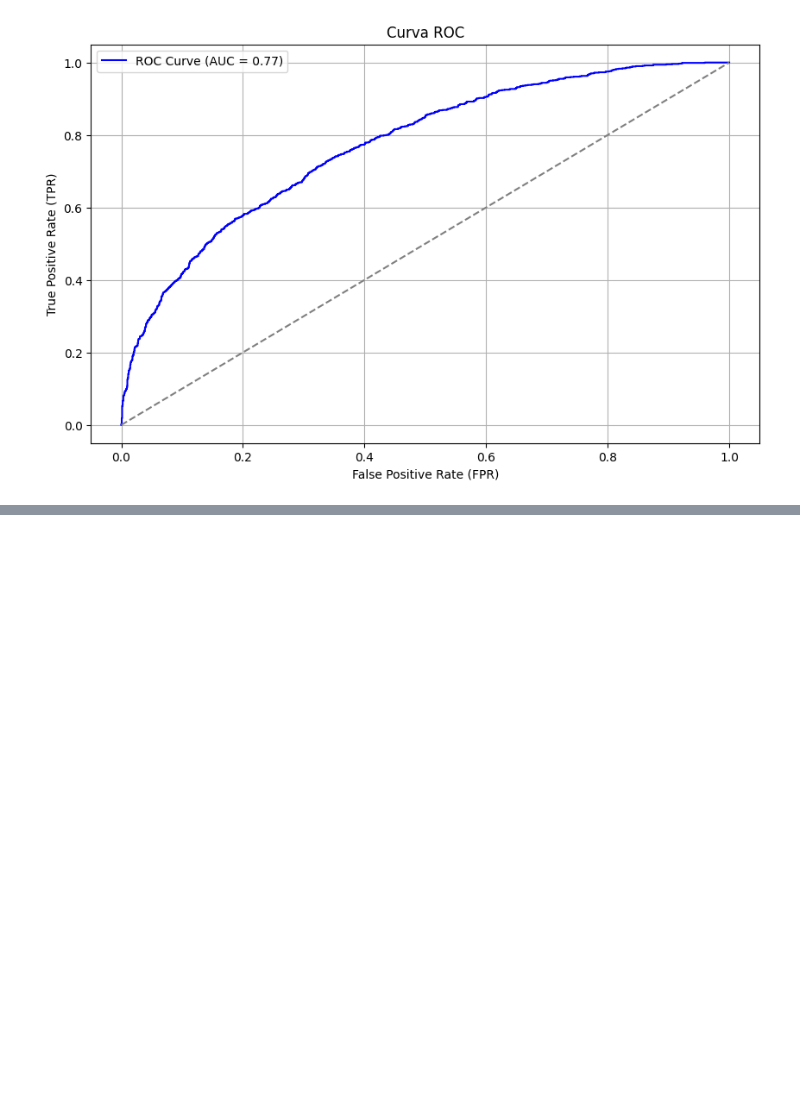
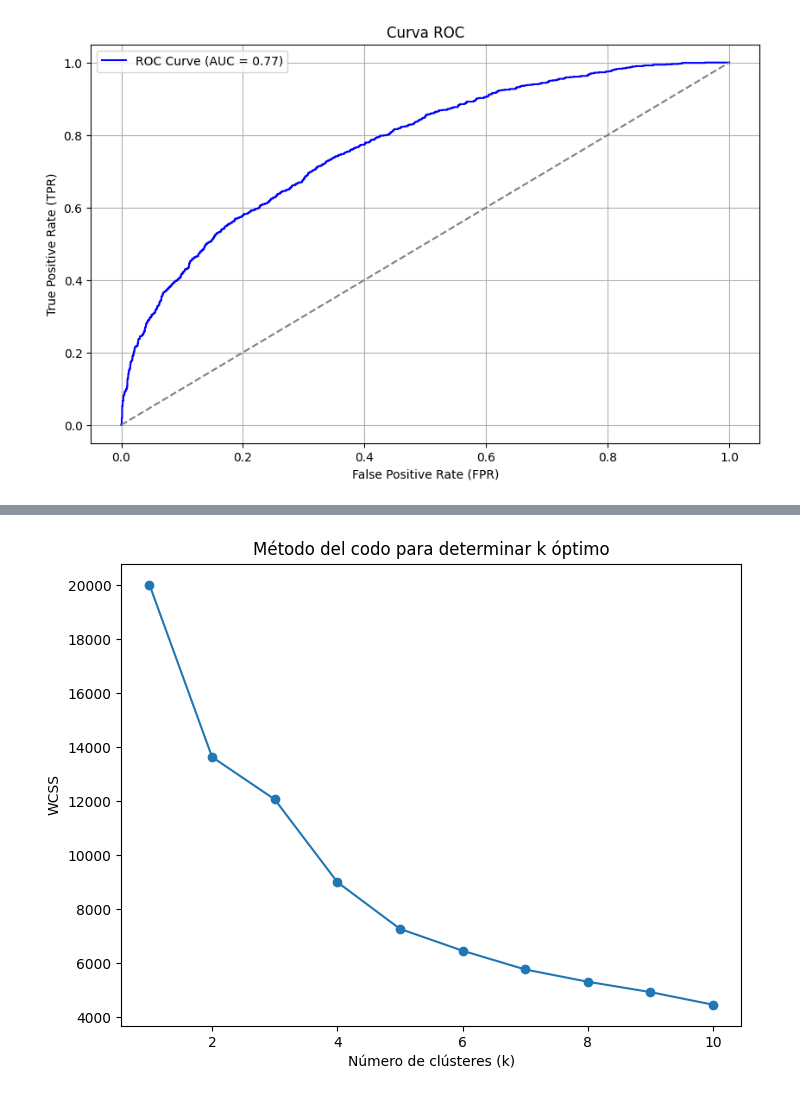
Before and after one commit to J-Vinasco/Project-1, a Jupyter notebook: MISIÓN_2.ipynb, the cells around one changed output, grey strips where cells are left out. Drawn from its saved outputs; the diff is of its cells as text; code cells hidden in the pictures; blank space fills up the shorter version.

```diff
--- a/MISIÓN_2.ipynb
+++ b/MISIÓN_2.ipynb
@@ -547,0 +547,36 @@ Describe las características principales de cada cluster identificado y cómo p
+# %%
+
+# Extensión K-means para segmentación de películas
+# Características numéricas relevantes
+# Algoritmo de K-Means para agrupar películas en función de variables como presupuesto, likes en Facebook de actores principales y número de críticas.
+
+selected_features = ['budget','num_user_for_reviews', 'movie_facebook_likes','num_critic_for_reviews','gross']
+data_selected = dataset2[selected_features]
+
+# Estandarizar las características para normalizar la escala de los datos
+scaler = StandardScaler()
+data_scaled = scaler.fit_transform(data_selected)
+
+# Convertir los datos estandarizados a un DataFrame para claridad
+data_scaled_df = pd.DataFrame(data_scaled, columns=selected_features)
+
+# 2. Implementación del algoritmo k-means y diagrama de codo
+
+# Calcular el WCSS para diferentes valores de k (1 a 10)
+wcss = []
+k_values = range(1, 11)
+
+for k in k_values:
+    kmeans = KMeans(n_clusters=k, init='k-means++', random_state=42)
+    kmeans.fit(data_scaled_df)
+    wcss.append(kmeans.inertia_)
+
+# Graficar el diagrama de codo
+plt.figure(figsize=(8, 6))
+plt.plot(k_values, wcss, marker='o', linestyle='-')
+plt.title('Método del codo para determinar k óptimo')
+plt.xlabel('Número de clústeres (k)')
+plt.ylabel('WCSS')
+plt.show()
+# %% [output]
+[figure, added]
```
Also changed, not shown: parts of 8 cells of this notebook.
